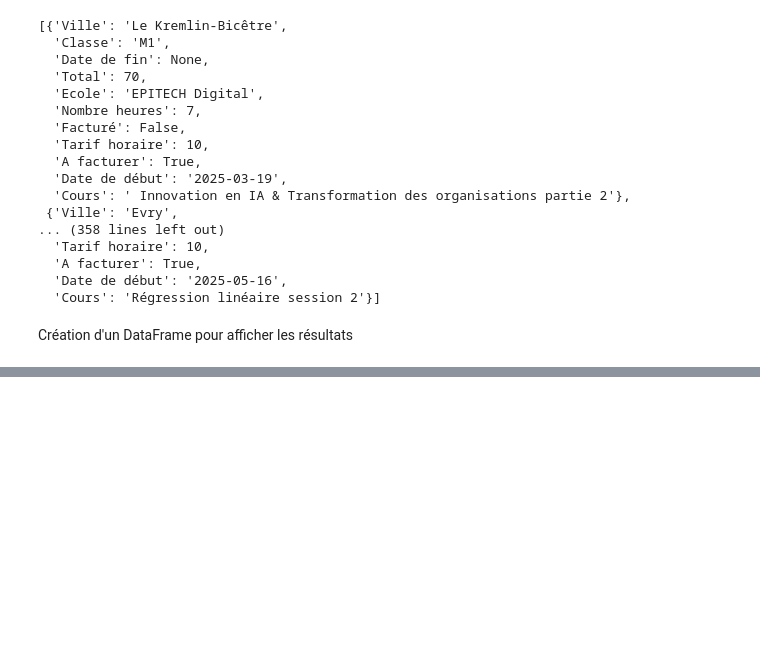
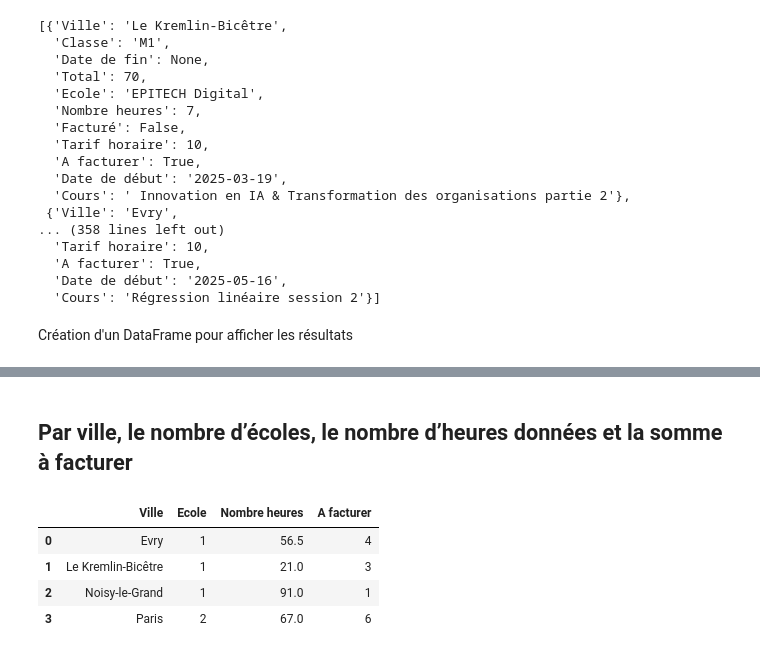
Before and after one commit to LudovicAns/manipulation-notion-api, a Jupyter notebook: Manipulation_Notion_API.ipynb, the cells around one changed output, grey strips where cells are left out. Saved outputs shown, nothing was run; the diff lists cells and outputs as text; code cells hidden in the pictures; blank space fills up the shorter version.

```diff
--- a/Manipulation_Notion_API.ipynb
+++ b/Manipulation_Notion_API.ipynb
@@ -221,3 +222,17 @@ pandas.DataFrame(results_json)
 | 31 | Paris | BTS SIO | None | 52.5 | NEXA Digital School | 3.5 | False | 15 | False | ... |
 | 32 | Evry | M1 Maths | None | 17.5 | ENSIIE | 3.5 | False | 5 | False | ... |
 | 33 | Evry | M1 Maths | None | 35.0 | ENSIIE | 3.5 | False | 10 | True | ... |
+# %% [markdown]
+## Par ville, le nombre d’écoles, le nombre d’heures données et la somme à facturer
+# %%
+df.groupby(['Ville']).agg({
+    'Ecole': 'nunique',
+    'Nombre heures': 'sum',
+    'A facturer': 'sum'
+}).reset_index()
+# %% [output]
+|  | Ville | Ecole | Nombre heures | A facturer |
+| 0 | Evry | 1 | 56.5 | 4 |
+| 1 | Le Kremlin-Bicêtre | 1 | 21.0 | 3 |
+| 2 | Noisy-le-Grand | 1 | 91.0 | 1 |
+| 3 | Paris | 2 | 67.0 | 6 |
```
Also changed, not shown: parts of 5 cells of this notebook.
